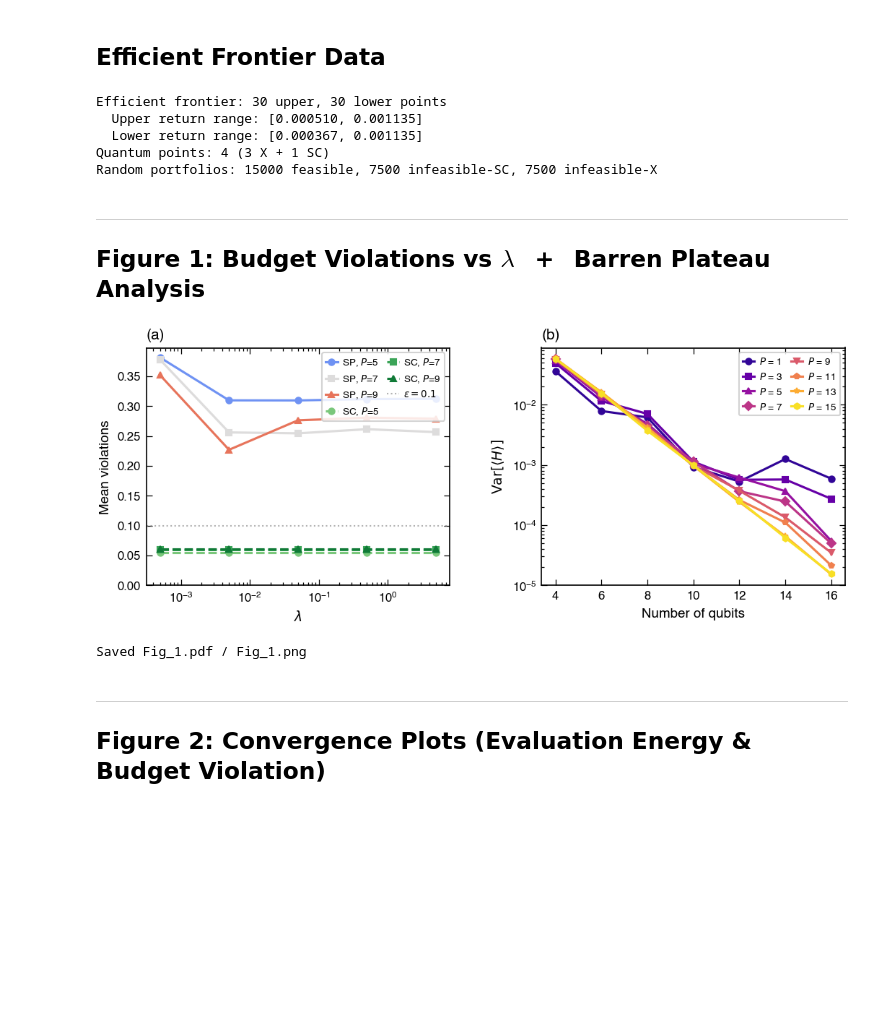
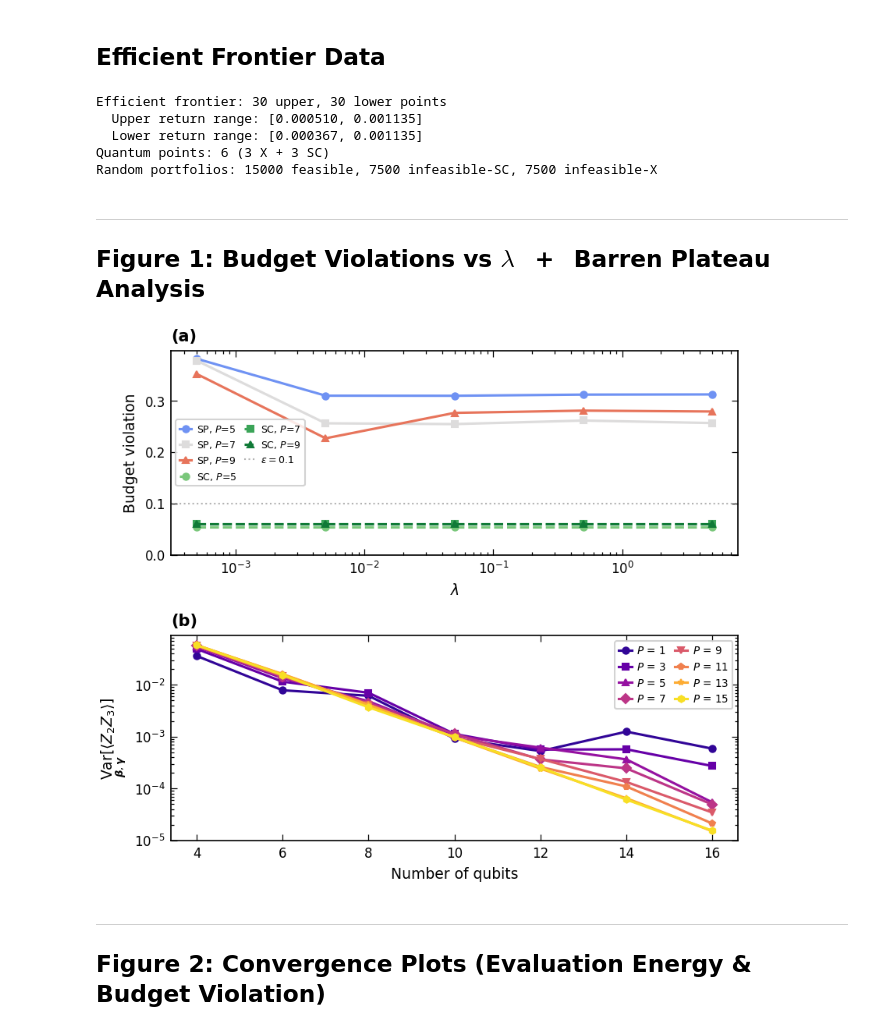
Before and after one commit to AndewNN/Quantum_Computing, a Jupyter notebook: CUDA/plot_publication.ipynb, the cells around one changed output. Cells and saved outputs as stored; diff of their text form; code cells hidden in the pictures; blank space fills up the shorter version.

Commit message:
current plot

```diff
--- a/CUDA/plot_publication.ipynb
+++ b/CUDA/plot_publication.ipynb
@@ -154,7 +158,7 @@ plot_layers     = [5, 7, 9]
 plot_asset      = 5
 loss_plot_lambda = 0.0005
 loss_plot_q     = 1.5
-loss_plot_mixers = ['X', 'Preserving12']
+loss_plot_mixers = ['Preserving12']
 
 lamb_plateau = 0.0005
 q_plateau    = 1.5
@@ -173,7 +177,7 @@ ef_exp_idx      = 2
 ef_boost_X      = 5000
 ef_boost_P      = 10500
 ef_layers_X     = [5, 7, 9]
-ef_layers_P     = [5]
+ef_layers_P     = [5, 7, 9]
 ef_K            = 12          # Preserving mixer bases
 ef_n_feasible   = 15000
 ef_n_infeasible = 7500
@@ -366,7 +370,8 @@ ef_ret_feas = np.empty(ef_n_feasible)
 ef_cov_feas = np.empty(ef_n_feasible)
 for i in range(ef_n_feasible):
     x = rng.dirichlet(np.ones(len(ef_P)))
-    n = (x * ef_budget) / ef_P
+    eps = rng.uniform(-0.1, 0.1)
+    n = (x * ef_budget * (1 + eps)) / ef_P
     ef_ret_feas[i] = ef_ret_b.T @ n
     ef_cov_feas[i] = n.T @ ef_cov_b @ n
 
@@ -375,7 +380,7 @@ ef_ret_inf_P = np.empty(ef_n_infeasible)
 ef_cov_inf_P = np.empty(ef_n_infeasible)
 for i in range(ef_n_infeasible):
     x = rng.dirichlet(np.ones(len(ef_P)))
-    eps = rng.uniform(eps_min_P, eps_max_P)
+    eps = rng.uniform(-eps_max_P, eps_max_P)
     n = (x * ef_budget * (1 + eps)) / ef_P
     ef_ret_inf_P[i] = ef_ret_b.T @ n
     ef_cov_inf_P[i] = n.T @ ef_cov_b @ n
@@ -385,7 +390,7 @@ ef_ret_inf_X = np.empty(ef_n_infeasible)
 ef_cov_inf_X = np.empty(ef_n_infeasible)
 for i in range(ef_n_infeasible):
     x = rng.dirichlet(np.ones(len(ef_P)))
-    eps = rng.uniform(eps_min_X, eps_max_X)
+    eps = rng.uniform(-eps_max_X, eps_max_X)
     n = (x * ef_budget * (1 + eps)) / ef_P
     ef_ret_inf_X[i] = ef_ret_b.T @ n
     ef_cov_inf_X[i] = n.T @ ef_cov_b @ n
@@ -396,7 +401,7 @@ print(f'Random portfolios: {ef_n_feasible} feasible, {ef_n_infeasible} infeasibl
 Efficient frontier: 30 upper, 30 lower points
   Upper return range: [0.000510, 0.001135]
   Lower return range: [0.000367, 0.001135]
-Quantum points: 4 (3 X + 1 SC)
+Quantum points: 6 (3 X + 3 SC)
 Random portfolios: 15000 feasible, 7500 infeasible-SC, 7500 infeasible-X
 # %% [markdown]
 ---
@@ -405,7 +410,7 @@ Random portfolios: 15000 feasible, 7500 infeasible-SC, 7500 infeasible-X
 from matplotlib.colors import Normalize
 from matplotlib.cm import ScalarMappable
 
-fig, axes = plt.subplots(1, 2, figsize=(FIG_DOUBLE, 3.0))
+fig, axes = plt.subplots(2, 1, figsize=(FIG_DOUBLE*0.8, 5.0))
 
 # ---- (a) Budget Violations vs Lambda ----
 ax = axes[0]
@@ -448,9 +453,9 @@ if data_approx is not None:
     ax.set_ylim(bottom=0)
 
 ax.set_xlabel(r'$\lambda$')
-ax.set_ylabel('Mean violations')
+ax.set_ylabel('Budget violation')
 ax.set_title('(a)', loc='left')
-ax.legend(fontsize=6.5, loc='upper right', ncol=2,
+ax.legend(fontsize=6, ncol=2,
           handlelength=1.2, columnspacing=0.8)
 
 # ---- (b) Barren Plateau: Variance vs Qubits ----
@@ -461,39 +466,39 @@ if data_plateau is not None:
     df_var['var'] = (df_var['Sum_2'] / (df_var['N'] - ddof)
                      - df_var['Sum_1']**2 / (df_var['N'] * (df_var['N'] - ddof)))
     df_var = df_var.groupby(['Qubits', 'layer']).mean(numeric_only=True).reset_index()
     all_layers_p = sorted(df_var['layer'].unique())
 
     # Gradient colormap: plasma (yellow->purple as P increases)
     cmap_bp = plt.cm.get_cmap('plasma')
     norm_p = Normalize(vmin=min(all_layers_p) - 1, vmax=max(all_layers_p) + 1)
 
     for i, lv in enumerate(all_layers_p):
         sub = df_var[df_var['layer'] == lv]
         c = cmap_bp(norm_p(lv))
         m = MARKERS[i % len(MARKERS)]
         ax.plot(sub['Qubits'], sub['var'],
                 marker=m, color=c, ms=MS, lw=LW, label=f'$P$ = {lv}')
 
     ax.set_yscale('log')
     ax.legend(fontsize=6.5, ncol=2,
               handlelength=1.2, columnspacing=0.8)
 else:
     ax.text(0.5, 0.5, 'Plateau data\nnot available',
             transform=ax.transAxes, ha='center', va='center',
             fontsize=9, color='grey')
 
 ax.set_xlabel('Number of qubits')
-ax.set_ylabel(r'$\mathrm{Var}[\langle H \rangle]$')
+ax.set_ylabel(r'$\underset{\boldsymbol{\beta}, \boldsymbol{\gamma}}{\mathrm{Var}}[\langle Z_2Z_3 \rangle]$')
 ax.set_title('(b)', loc='left')
 
 fig.tight_layout(w_pad=3.0)
-fig.savefig('Fig_1.pdf')
-fig.savefig('Fig_1.png', dpi=600)
+# fig.savefig('Fig_1.pdf')
+# fig.savefig('Fig_1.png', dpi=600)
 plt.show()
-print('Saved Fig_1.pdf / Fig_1.png')
+# print('Saved Fig_1.pdf / Fig_1.png')
+# print(data_plateau["lambda"])
 # %% [output]
-[figure, old version]
+[figure, new version]
-Saved Fig_1.pdf / Fig_1.png
 # %% [markdown]
 ---
 ## Figure 2: Convergence Plots (Evaluation Energy & Budget Violation)
```
Also changed, not shown: parts of 3 cells of this notebook.
